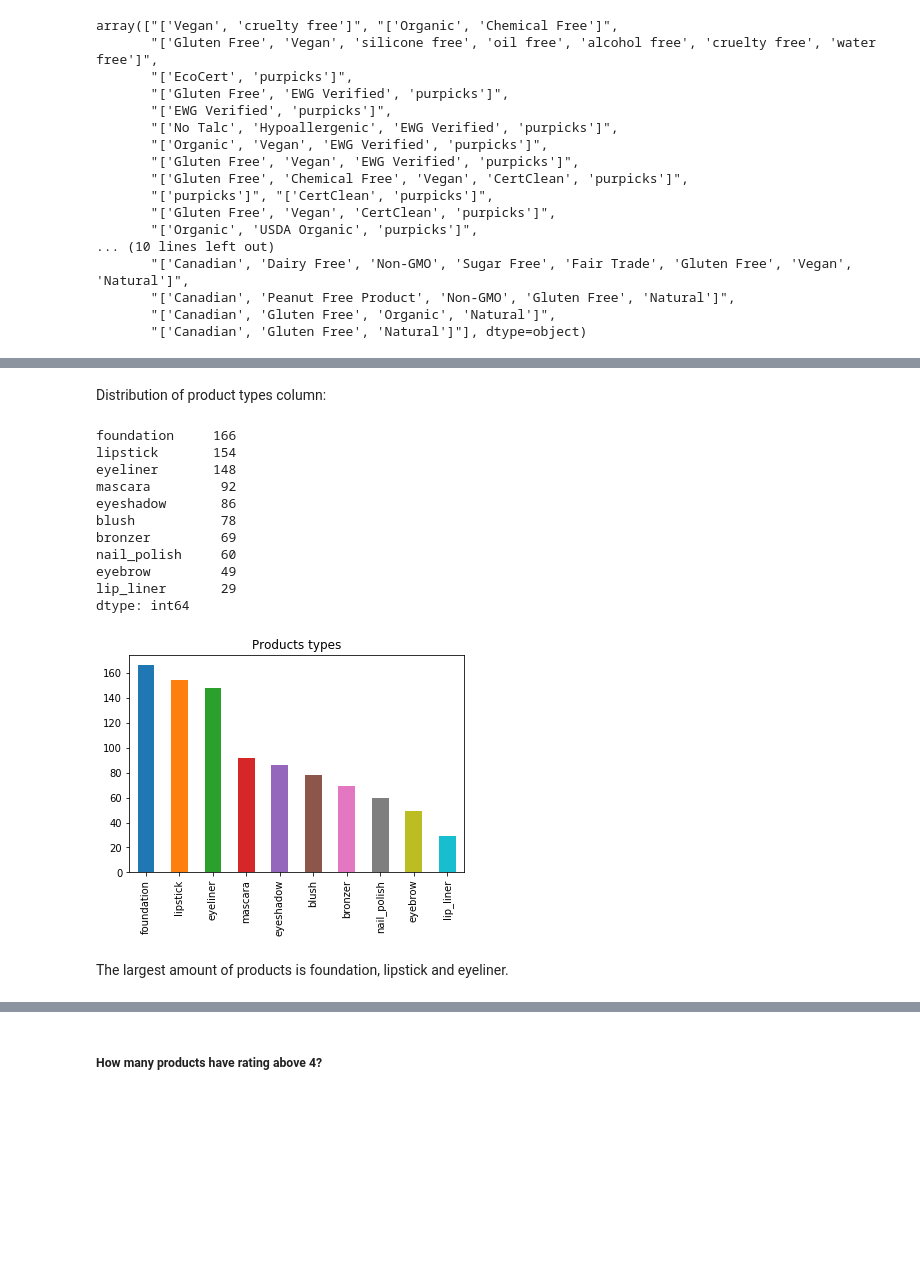
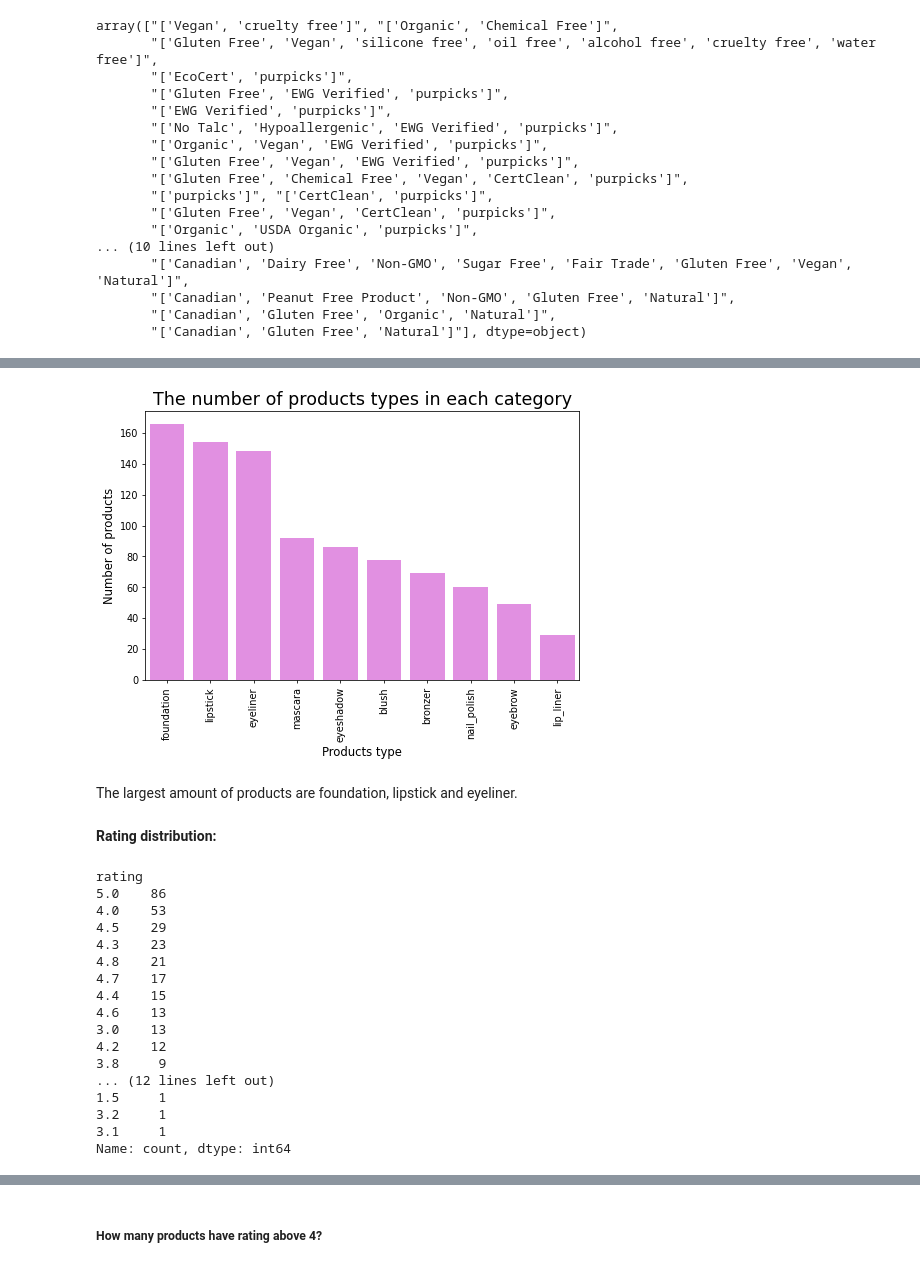
Before and after one commit to aniass/Product-Categorization-NLP, a Jupyter notebook: Products_analysis.ipynb, the cells around one changed output, grey strips where cells are left out. Drawn from its saved outputs; the diff is of its cells as text; code cells hidden in the pictures; blank space fills up the shorter version.

```diff
--- a/Products_analysis.ipynb
+++ b/Products_analysis.ipynb
@@ -202,23 +287,36 @@ plt.show()
-# %% [markdown]
-Distribution of product types column:
-# %%
-pd.value_counts(df['product_type'].values, sort=True)
-# %% [output]
-foundation     166
-lipstick       154
-eyeliner       148
-mascara         92
-eyeshadow       86
-blush           78
-bronzer         69
-nail_polish     60
-eyebrow         49
-lip_liner       29
-dtype: int64
-# %%
-df.product_type.value_counts().plot(kind='bar', title='Products types')
-plt.show()
-# %% [output]
-[figure, removed]
+# %%
+prod = df['product_type'].value_counts()
+# %%
+plt.figure(figsize=(8,5), dpi=70)
+sns.barplot(x=prod.index,y=prod, color='violet')
+plt.xticks(rotation=90)
+plt.xlabel('Products type', fontsize=12)
+plt.ylabel('Number of products', fontsize=12)
+plt.title('The number of products types in each category', fontsize=18)
+plt.show()
+# %% [output]
+[figure, added]
 # %% [markdown]
-The largest amount of products is foundation, lipstick and eyeliner.
+The largest amount of products are foundation, lipstick and eyeliner.
+# %% [markdown]
+**Rating distribution:**
+# %%
+df['rating'].value_counts()
+# %% [output]
+rating
+5.0    86
+4.0    53
+4.5    29
+4.3    23
+4.8    21
+4.7    17
+4.4    15
+4.6    13
+3.0    13
+4.2    12
+3.8     9
+... (12 lines left out)
+1.5     1
+3.2     1
+3.1     1
+Name: count, dtype: int64
```
Also changed, not shown: parts of 139 cells of this notebook.
